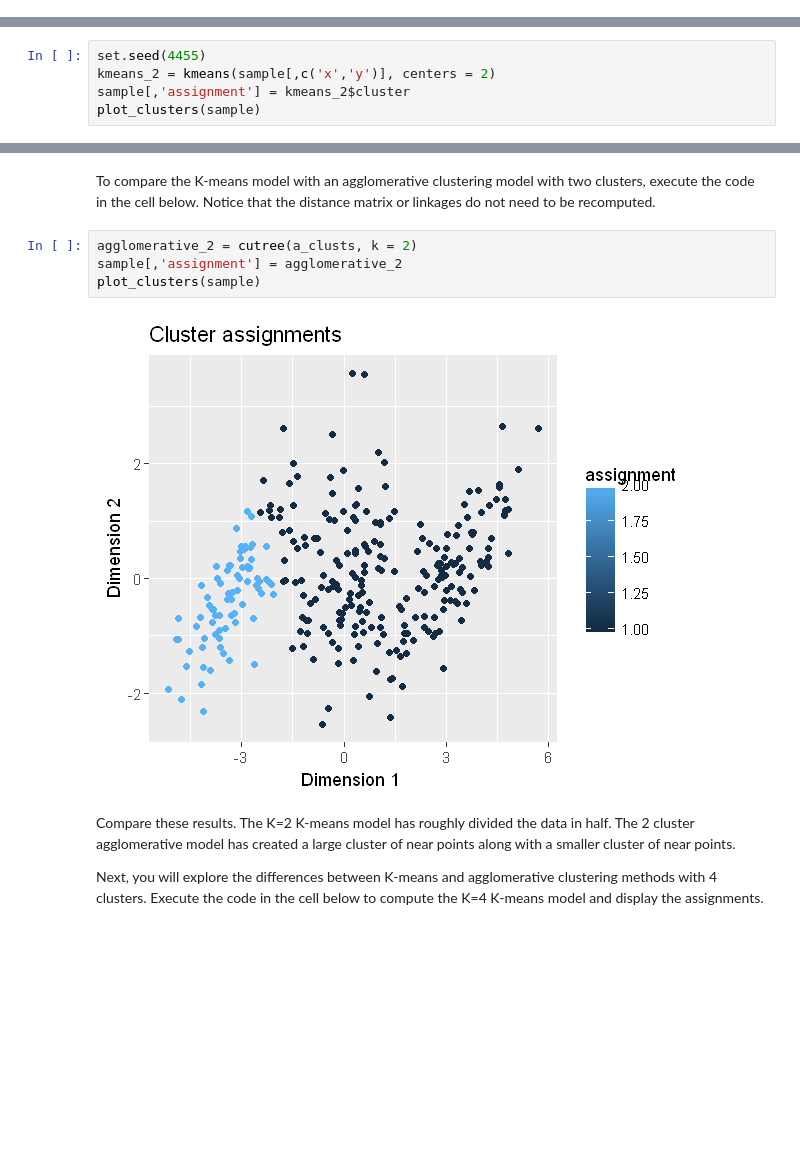
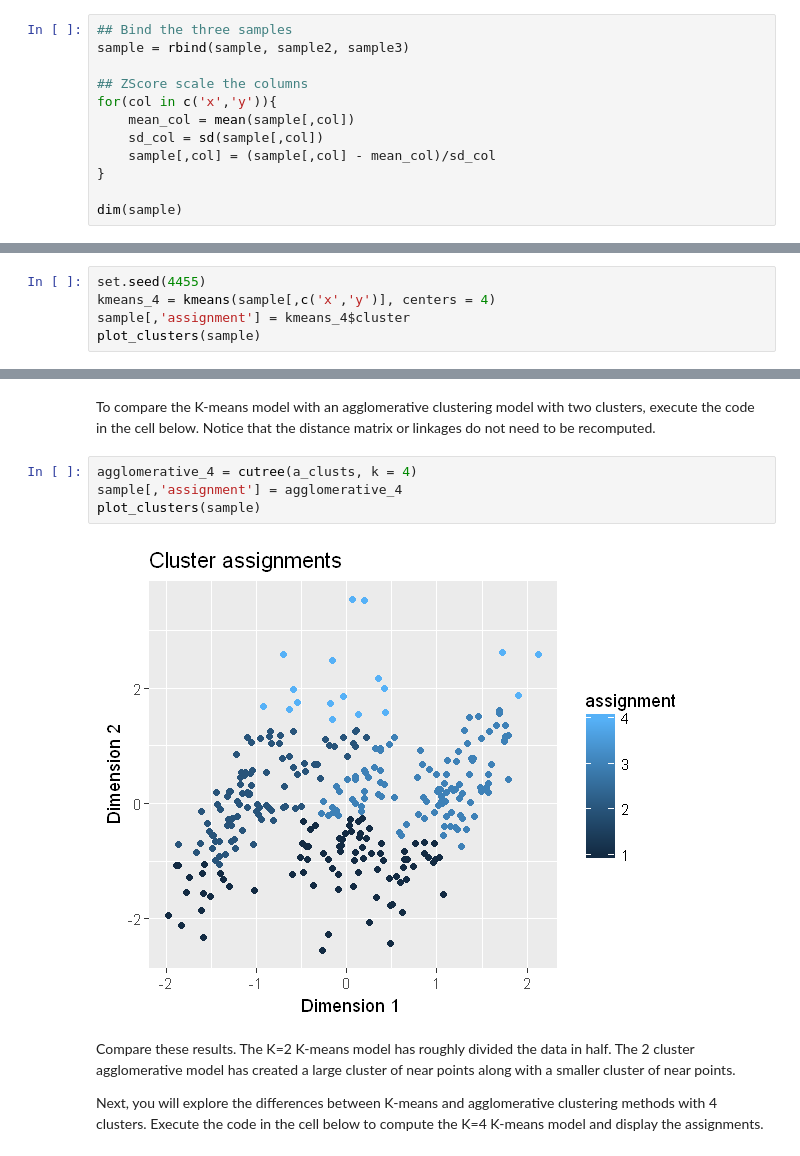
Before and after one commit to vijayraavi/Principles-of-Machine-Learning-R, a Jupyter notebook: Module7/IntroToUnsupervisedLearning.ipynb, the cells around one changed output, grey strips where cells are left out. Cells and saved outputs as stored; diff of their text form; blank space fills up the shorter version.

```diff
--- a/Module7/IntroToUnsupervisedLearning.ipynb
+++ b/Module7/IntroToUnsupervisedLearning.ipynb
@@ -129,0 +124,12 @@ dim(sample)
+# %%
+## Bind the three samples
+sample = rbind(sample, sample2, sample3)
+
+## ZScore scale the columns
+for(col in c('x','y')){
+    mean_col = mean(sample[,col])
+    sd_col = sd(sample[,col])
+    sample[,col] = (sample[,col] - mean_col)/sd_col
+}
+
+dim(sample)
@@ -211,7 +219,7 @@ The foregoing 3 cluster models were applied to the three simulated distributions
 Execute the code in the cell below to compute a K-means cluster model, with K=2, and display the assignments.
 # %%
 set.seed(4455)
-kmeans_2 = kmeans(sample[,c('x','y')], centers = 2)
-sample[,'assignment'] = kmeans_2$cluster
+kmeans_4 = kmeans(sample[,c('x','y')], centers = 4)
+sample[,'assignment'] = kmeans_4$cluster
 plot_clusters(sample)
 # %% [output]
@@ -219,11 +227,11 @@ plot_clusters(sample)
 # %% [markdown]
 To compare the K-means model with an agglomerative clustering model with two clusters, execute the code in the cell below. Notice that the distance matrix or linkages do not need to be recomputed.
 # %%
-agglomerative_2 = cutree(a_clusts, k = 2)
-sample[,'assignment'] = agglomerative_2
+agglomerative_4 = cutree(a_clusts, k = 4)
+sample[,'assignment'] = agglomerative_4
 plot_clusters(sample)
 # %% [output]
-[figure, old version]
+[figure, new version]
 # %% [markdown]
 Compare these results. The K=2 K-means model has roughly divided the data in half. The 2 cluster agglomerative model has created a large cluster of near points along with a smaller cluster of near points.
 
```
Also changed, not shown: parts of 42 cells of this notebook.
